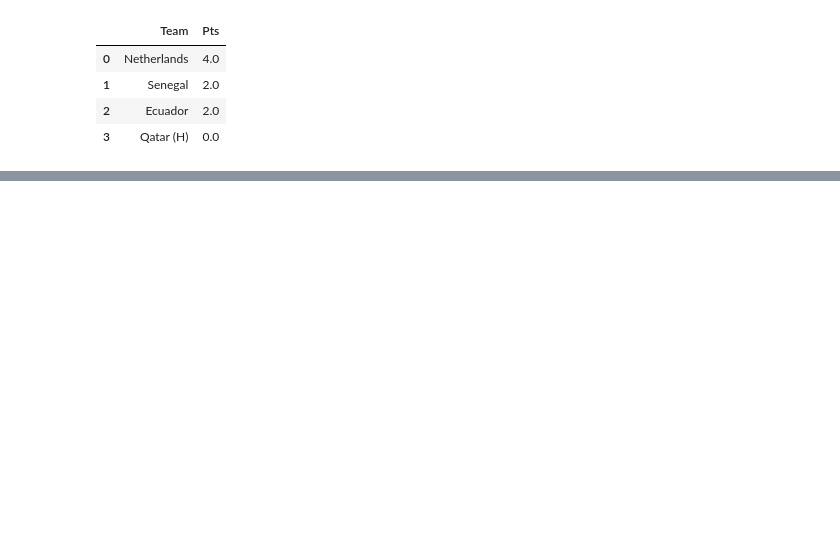
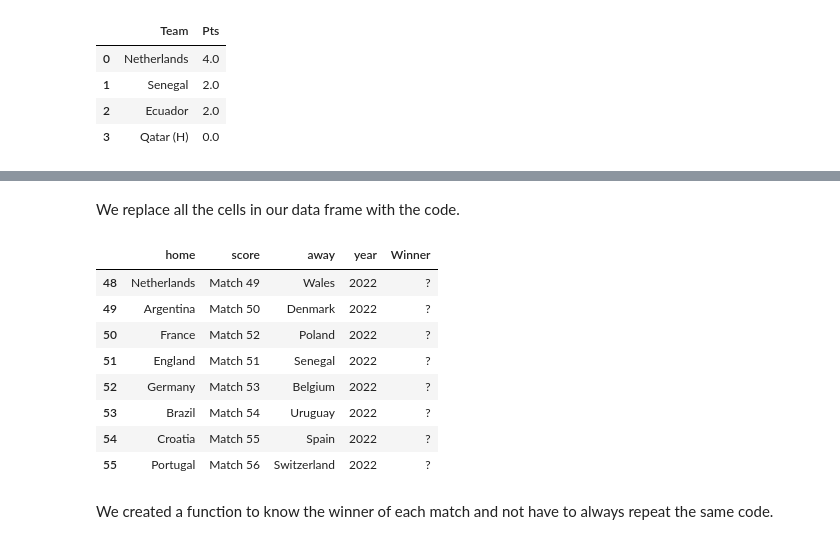
Before and after one commit to lluispelleja/World_Cup_Prediction_With_Python, a Jupyter notebook: WC2022_Prediction.ipynb, the cells around one changed output, grey strips where cells are left out. Cells and saved outputs as stored; diff of their text form; code cells hidden in the pictures; blank space fills up the shorter version.

```diff
--- a/WC2022_Prediction.ipynb
+++ b/WC2022_Prediction.ipynb
@@ -134,0 +157,28 @@ dict_table['Group A']
+# %% [markdown]
+We replace all the cells in our data frame with the code.
+# %%
+for group in dict_table:
+    # We locate the first and second places in the group and assign them a variable.
+    group_winner = dict_table[group].loc[0, 'Team']
+    runners_up = dict_table[group].loc[1, 'Team']
+
+    # We replaced the winner and the second of the group in the table of 1/8
+
+    df_fixture_knockout.replace({f'Winners {group}': group_winner, #We use {} to make it dynamic
+                                f'Runners-up {group}': runners_up}, inplace = True)
+
+# We added a winner column in each match with the symbol ? since we don't know the result.
+df_fixture_knockout['Winner'] = '?'
+df_fixture_knockout
+# %% [output]
+|  | home | score | away | year | Winner |
+| 48 | Netherlands | Match 49 | Wales | 2022 | ? |
+| 49 | Argentina | Match 50 | Denmark | 2022 | ? |
+| 50 | France | Match 52 | Poland | 2022 | ? |
+| 51 | England | Match 51 | Senegal | 2022 | ? |
+| 52 | Germany | Match 53 | Belgium | 2022 | ? |
+| 53 | Brazil | Match 54 | Uruguay | 2022 | ? |
+| 54 | Croatia | Match 55 | Spain | 2022 | ? |
+| 55 | Portugal | Match 56 | Switzerland | 2022 | ? |
+# %% [markdown]
+We created a function to know the winner of each match and not have to always repeat the same code.
```
Also changed, not shown: parts of 42 cells of this notebook.
